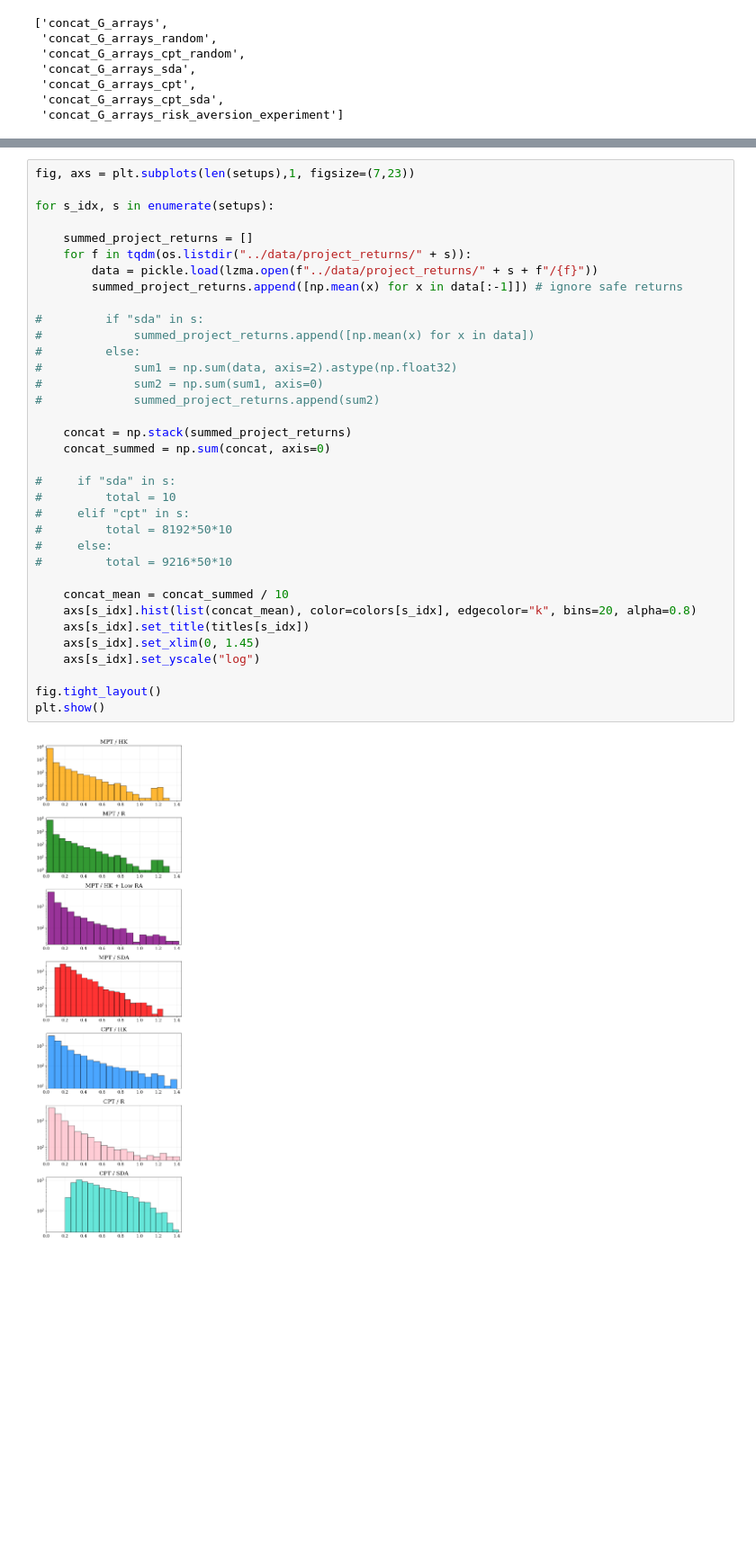
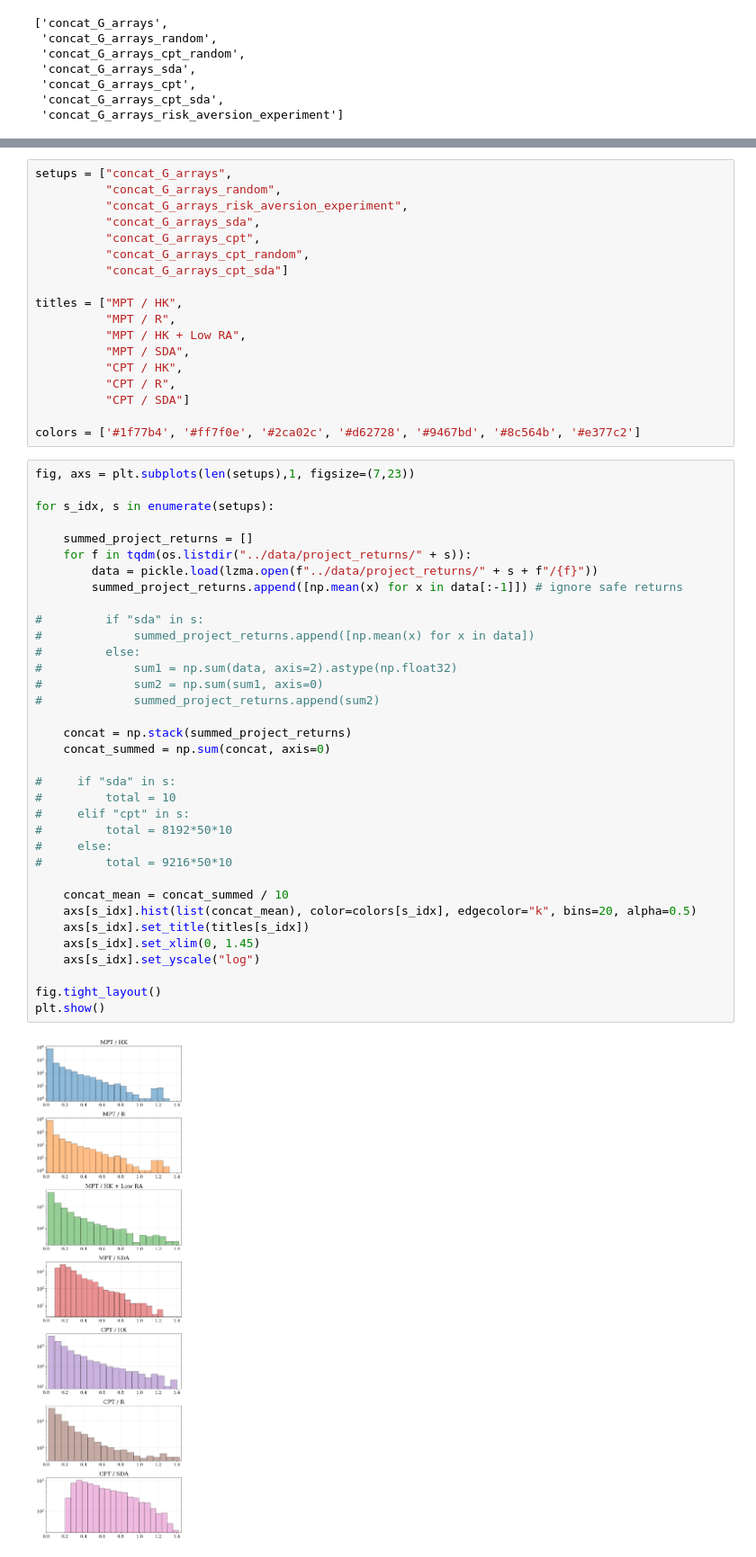
Before and after one commit to charlesaugdupont/poverty-trap, a Jupyter notebook: notebooks/Analyze_Project_Returns.ipynb, the cells around one changed output, grey strips where cells are left out. Shown at 90% size. Drawn from its saved outputs; the diff is of its cells as text; blank space fills up the shorter version.

```diff
--- a/notebooks/Analyze_Project_Returns.ipynb
+++ b/notebooks/Analyze_Project_Returns.ipynb
@@ -63,3 +44,21 @@ colors = ["orange", "green", "purple", "red", "dodgerblue", "pink", "turquoise"]
+# %%
+setups = ["concat_G_arrays",
+          "concat_G_arrays_random",
+          "concat_G_arrays_risk_aversion_experiment",
+          "concat_G_arrays_sda",
+          "concat_G_arrays_cpt",
+          "concat_G_arrays_cpt_random",
+          "concat_G_arrays_cpt_sda"]
+
+titles = ["MPT / HK",
+          "MPT / R",
+          "MPT / HK + Low RA",
+          "MPT / SDA",
+          "CPT / HK",
+          "CPT / R",
+          "CPT / SDA"]
+
+colors = ['#1f77b4', '#ff7f0e', '#2ca02c', '#d62728', '#9467bd', '#8c564b', '#e377c2']
 # %%
 fig, axs = plt.subplots(len(setups),1, figsize=(7,23))
 
@@ -68,32 +67,32 @@ for s_idx, s in enumerate(setups):
     summed_project_returns = []
     for f in tqdm(os.listdir("../data/project_returns/" + s)):
         data = pickle.load(lzma.open(f"../data/project_returns/" + s + f"/{f}"))
         summed_project_returns.append([np.mean(x) for x in data[:-1]]) # ignore safe returns
 
 #         if "sda" in s:
 #             summed_project_returns.append([np.mean(x) for x in data])
 #         else:
 #             sum1 = np.sum(data, axis=2).astype(np.float32)
 #             sum2 = np.sum(sum1, axis=0)
 #             summed_project_returns.append(sum2)
 
     concat = np.stack(summed_project_returns)
     concat_summed = np.sum(concat, axis=0)
 
 #     if "sda" in s:
 #         total = 10
 #     elif "cpt" in s:
 #         total = 8192*50*10
 #     else:
 #         total = 9216*50*10
 
     concat_mean = concat_summed / 10
-    axs[s_idx].hist(list(concat_mean), color=colors[s_idx], edgecolor="k", bins=20, alpha=0.8)
+    axs[s_idx].hist(list(concat_mean), color=colors[s_idx], edgecolor="k", bins=20, alpha=0.5)
     axs[s_idx].set_title(titles[s_idx])
     axs[s_idx].set_xlim(0, 1.45)
     axs[s_idx].set_yscale("log")
 
 fig.tight_layout()
 plt.show()
 # %% [output]
-[figure, old version]
+[figure, new version]
```
Also changed, not shown: parts of 2 cells of this notebook, 3 other files.
